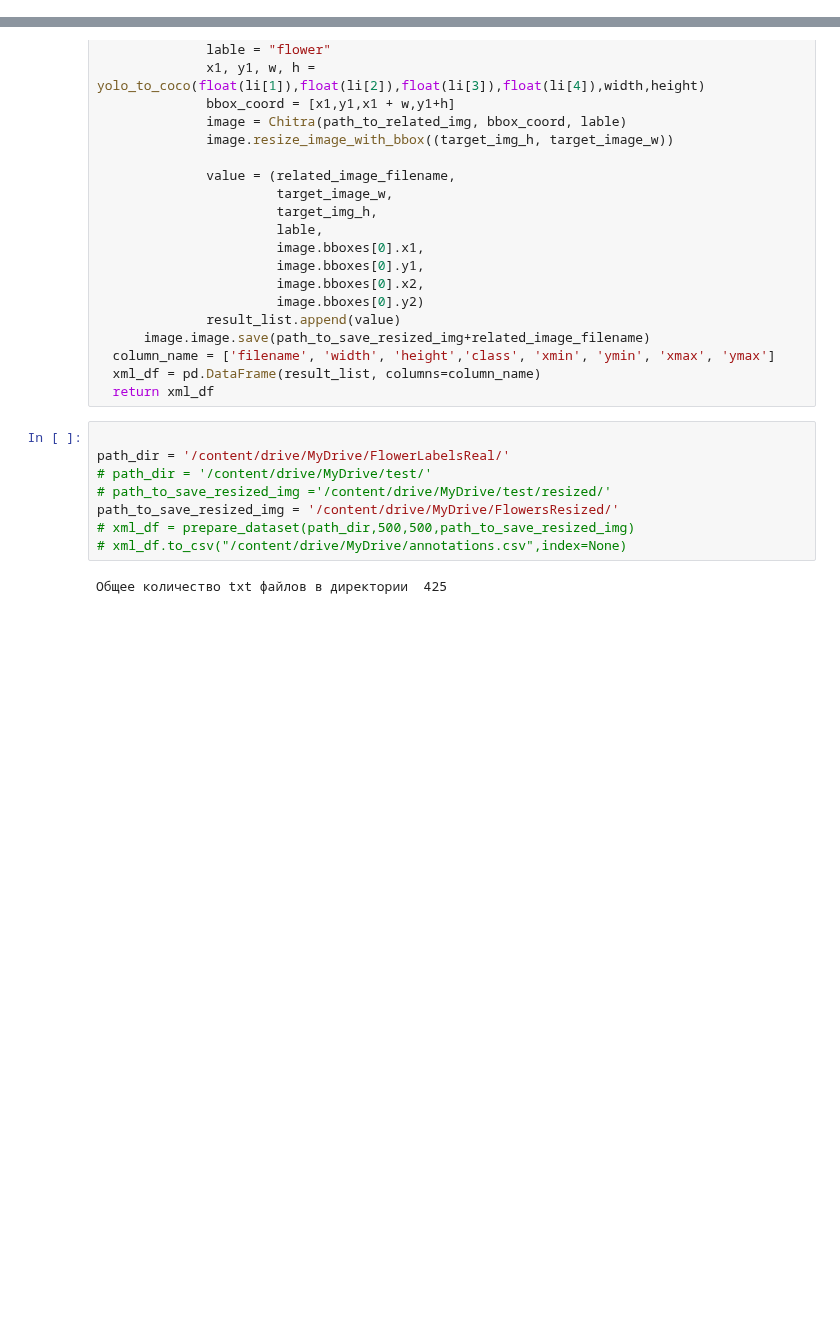
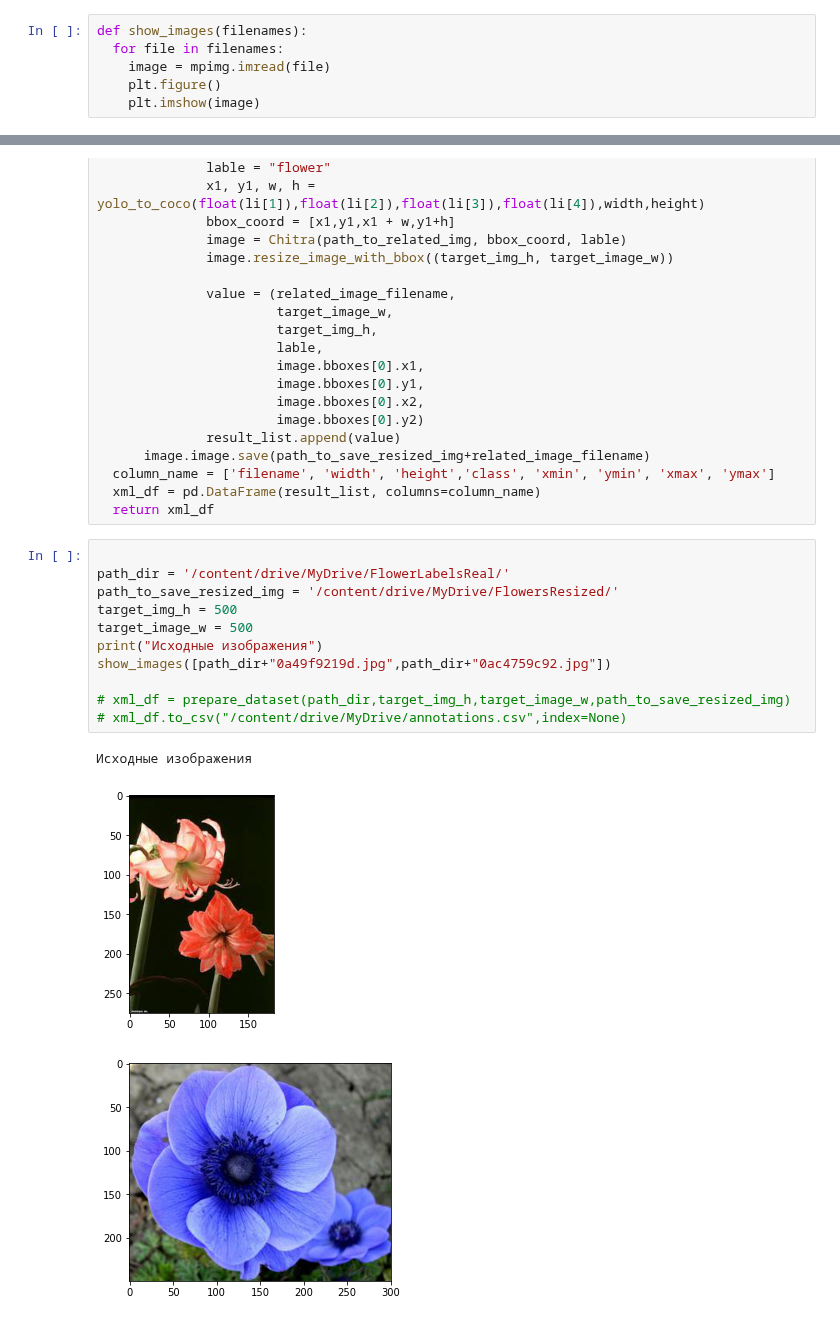
Before and after one commit to s4kh4rov/BMIL, a Jupyter notebook: task2_flowers_detection.ipynb, the cells around one changed output, grey strips where cells are left out. Drawn from its saved outputs; the diff is of its cells as text; blank space fills up the shorter version.

```diff
--- a/task2_flowers_detection.ipynb
+++ b/task2_flowers_detection.ipynb
@@ -21,6 +22,12 @@ def yolo_to_coco(x_center, y_center, w, h,  image_w, image_h):
     x1 = ((2 * x_center * image_w) - w)/2
     y1 = ((2 * y_center * image_h) - h)/2
     return [x1, y1, w, h]
+# %%
+def show_images(filenames):
+  for file in filenames:
+    image = mpimg.imread(file)
+    plt.figure()
+    plt.imshow(image)
 # %%
 def prepare_dataset(path_dir,target_img_h,target_image_w,path_to_save_resized_img):
   # all txt annotations -> csv
@@ -61,10 +68,15 @@ def prepare_dataset(path_dir,target_img_h,target_image_w,path_to_save_resized_im
 # %%
 
 path_dir = '/content/drive/MyDrive/FlowerLabelsReal/'
-# path_dir = '/content/drive/MyDrive/test/'
-# path_to_save_resized_img ='/content/drive/MyDrive/test/resized/'
 path_to_save_resized_img = '/content/drive/MyDrive/FlowersResized/'
-# xml_df = prepare_dataset(path_dir,500,500,path_to_save_resized_img)
+target_img_h = 500
+target_image_w = 500
+print("Исходные изображения")
+show_images([path_dir+"0a49f9219d.jpg",path_dir+"0ac4759c92.jpg"])
+
+# xml_df = prepare_dataset(path_dir,target_img_h,target_image_w,path_to_save_resized_img)
 # xml_df.to_csv("/content/drive/MyDrive/annotations.csv",index=None)
 # %% [output]
-Общее количество txt файлов в директории  425
+Исходные изображения
+[figure, added]
+[figure, added]
```
Also changed, not shown: parts of 2 cells of this notebook.
